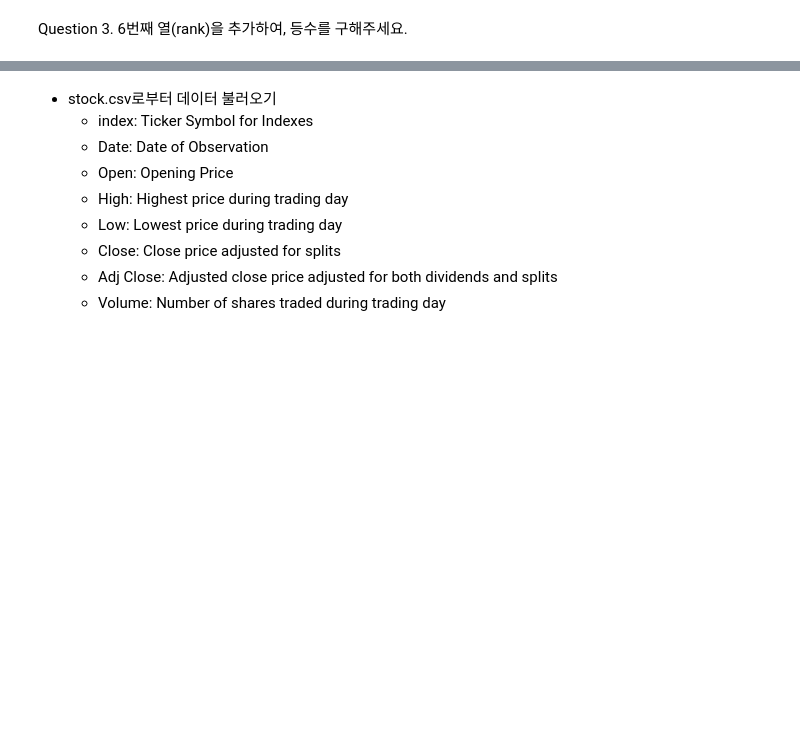
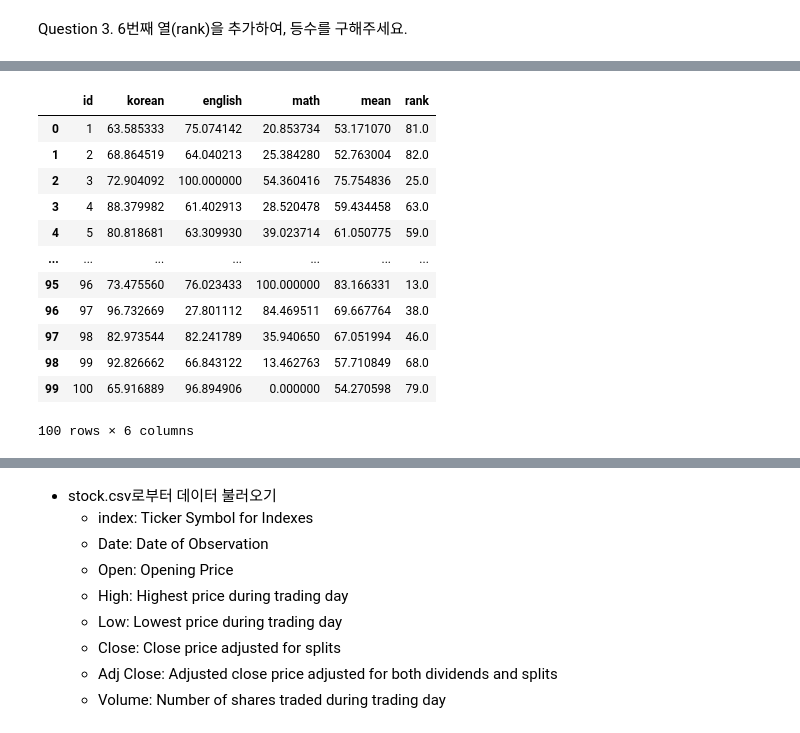
Before and after one commit to yeseuly/Python-palette, a Jupyter notebook: homework/hw5/submit/hw5_yeseuly.ipynb, the cells around one changed output, grey strips where cells are left out. Drawn from its saved outputs; the diff is of its cells as text; code cells hidden in the pictures; blank space fills up the shorter version.

```diff
--- a/homework/hw5/submit/hw5_yeseuly.ipynb
+++ b/homework/hw5/submit/hw5_yeseuly.ipynb
@@ -88,2 +198,9 @@ Question 1. Gaussian 난수 생성을 이용하여, 임의의 100명의 학생
 # %% [markdown]
 Question 2. 5번째 열(mean)을 추가하여, 학생별 평균값을 갖는 데이터를 만들어주세요
+# %%
+average = []
+
+for i in range(len(df)):
+    average.append((df['korean'].iloc[i]+df['english'].iloc[i]+df['math'].iloc[i])/3)
+# %%
+df['mean'] = average
@@ -89,0 +223,3 @@ Question 2. 5번째 열(mean)을 추가하여, 학생별 평균값을 갖는 데
+# %%
+score = df.drop(columns=['id'])
+df['mean'] = score.mean(axis=1)
@@ -91,0 +260,18 @@ Question 3. 6번째 열(rank)을 추가하여, 등수를 구해주세요.
+# %%
+df['rank'] = df.rank(axis=0, ascending=False)['mean']
+# %%
+df
+# %% [output]
+|  | id | korean | english | math | mean | rank |
+| 0 | 1 | 63.585333 | 75.074142 | 20.853734 | 53.171070 | 81.0 |
+| 1 | 2 | 68.864519 | 64.040213 | 25.384280 | 52.763004 | 82.0 |
+| 2 | 3 | 72.904092 | 100.000000 | 54.360416 | 75.754836 | 25.0 |
+| 3 | 4 | 88.379982 | 61.402913 | 28.520478 | 59.434458 | 63.0 |
+| 4 | 5 | 80.818681 | 63.309930 | 39.023714 | 61.050775 | 59.0 |
+| ... | ... | ... | ... | ... | ... | ... |
+| 95 | 96 | 73.475560 | 76.023433 | 100.000000 | 83.166331 | 13.0 |
+| 96 | 97 | 96.732669 | 27.801112 | 84.469511 | 69.667764 | 38.0 |
+| 97 | 98 | 82.973544 | 82.241789 | 35.940650 | 67.051994 | 46.0 |
+| 98 | 99 | 92.826662 | 66.843122 | 13.462763 | 57.710849 | 68.0 |
+| 99 | 100 | 65.916889 | 96.894906 | 0.000000 | 54.270598 | 79.0 |
+100 rows × 6 columns
```
Also changed, not shown: parts of 30 cells of this notebook.
